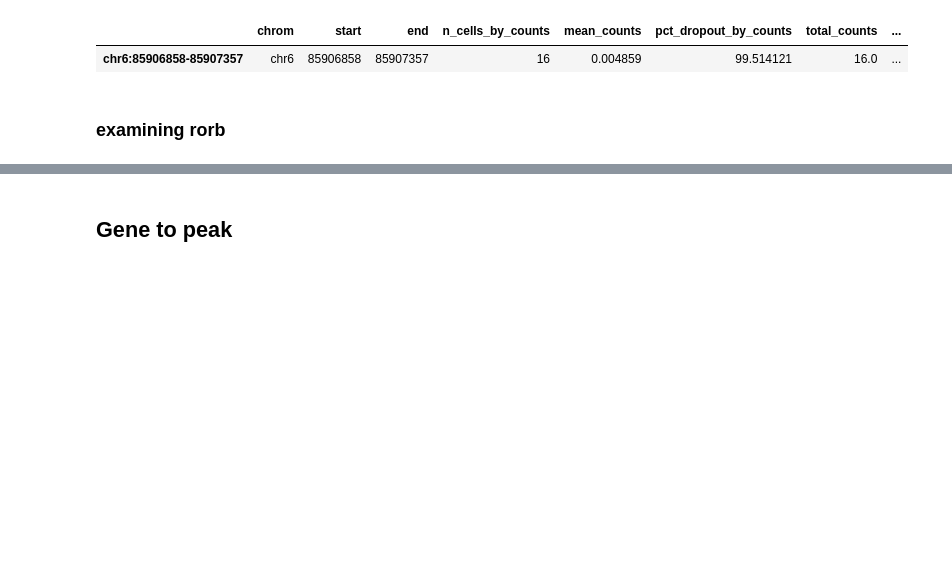
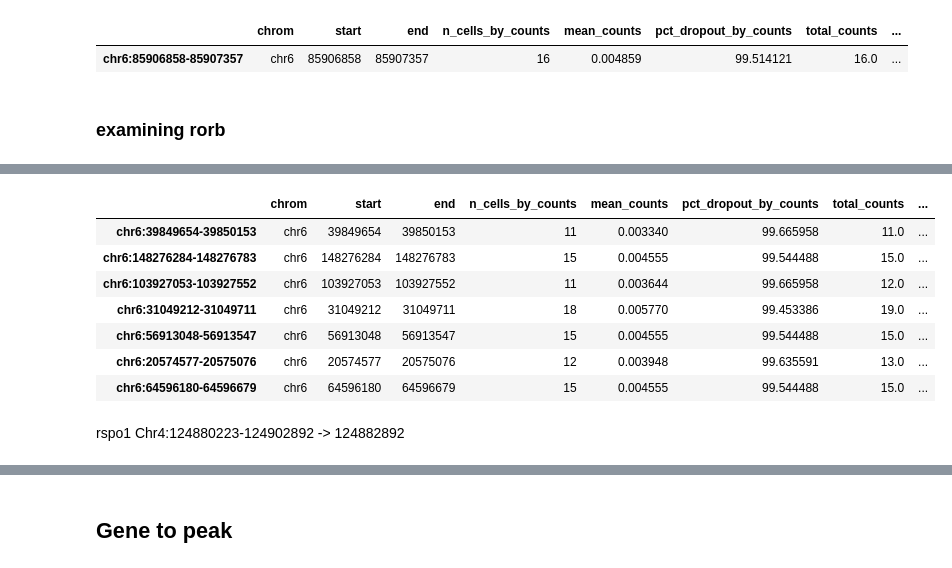
Before and after one commit to l-reich/spatial-chromatin-variability, a Jupyter notebook: src/Descart/Gene-peak_interaction_detection.ipynb, the cells around one changed output, grey strips where cells are left out. Drawn from its saved outputs; the diff is of its cells as text; code cells hidden in the pictures; blank space fills up the shorter version.

```diff
--- a/src/Descart/Gene-peak_interaction_detection.ipynb
+++ b/src/Descart/Gene-peak_interaction_detection.ipynb
@@ -519,0 +476,11 @@ array([32094.32136673, 30329.15994038, 30208.41628743, 30089.96306003,
+# %%
+pd
+# %% [output]
+|  | chrom | start | end | n_cells_by_counts | mean_counts | pct_dropout_by_counts | total_counts | ... |
+| chr6:39849654-39850153 | chr6 | 39849654 | 39850153 | 11 | 0.003340 | 99.665958 | 11.0 | ... |
+| chr6:148276284-148276783 | chr6 | 148276284 | 148276783 | 15 | 0.004555 | 99.544488 | 15.0 | ... |
+| chr6:103927053-103927552 | chr6 | 103927053 | 103927552 | 11 | 0.003644 | 99.665958 | 12.0 | ... |
+| chr6:31049212-31049711 | chr6 | 31049212 | 31049711 | 18 | 0.005770 | 99.453386 | 19.0 | ... |
+| chr6:56913048-56913547 | chr6 | 56913048 | 56913547 | 15 | 0.004555 | 99.544488 | 15.0 | ... |
+| chr6:20574577-20575076 | chr6 | 20574577 | 20575076 | 12 | 0.003948 | 99.635591 | 13.0 | ... |
+| chr6:64596180-64596679 | chr6 | 64596180 | 64596679 | 15 | 0.004555 | 99.544488 | 15.0 | ... |
@@ -519,0 +496,2 @@ array([32094.32136673, 30329.15994038, 30208.41628743, 30089.96306003,
+# %% [markdown]
+rspo1 Chr4:124880223-124902892 -> 124882892
```
Also changed, not shown: parts of 61 cells of this notebook, 2 other files.
